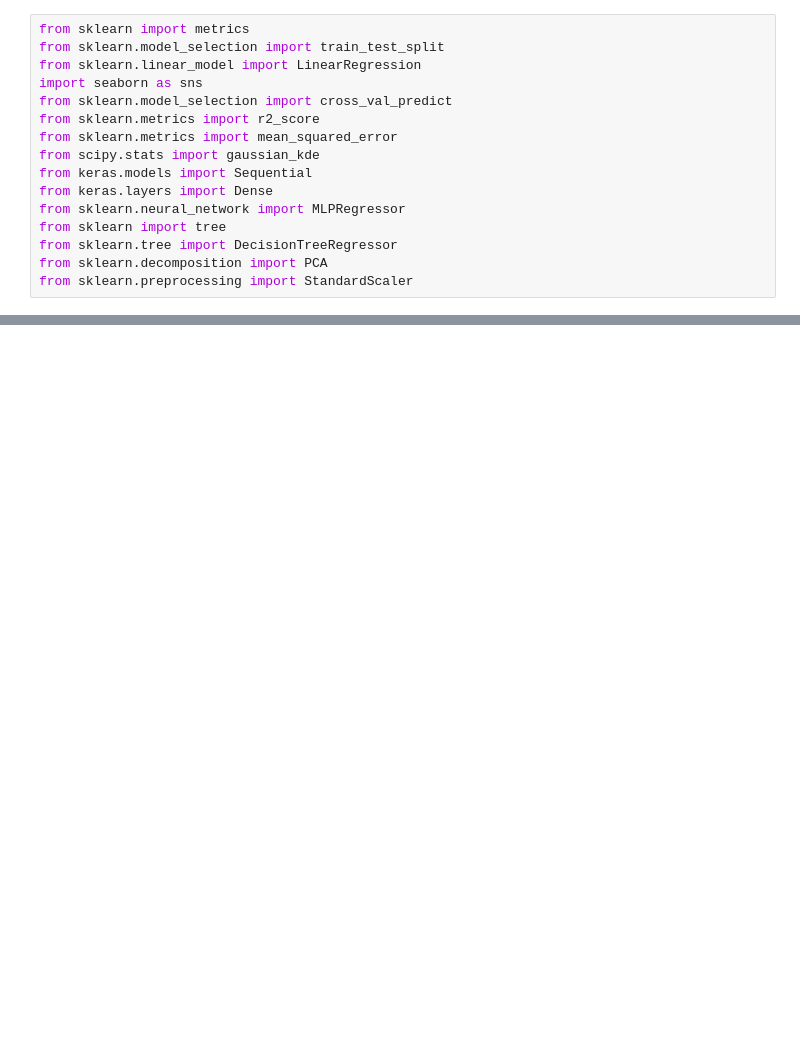
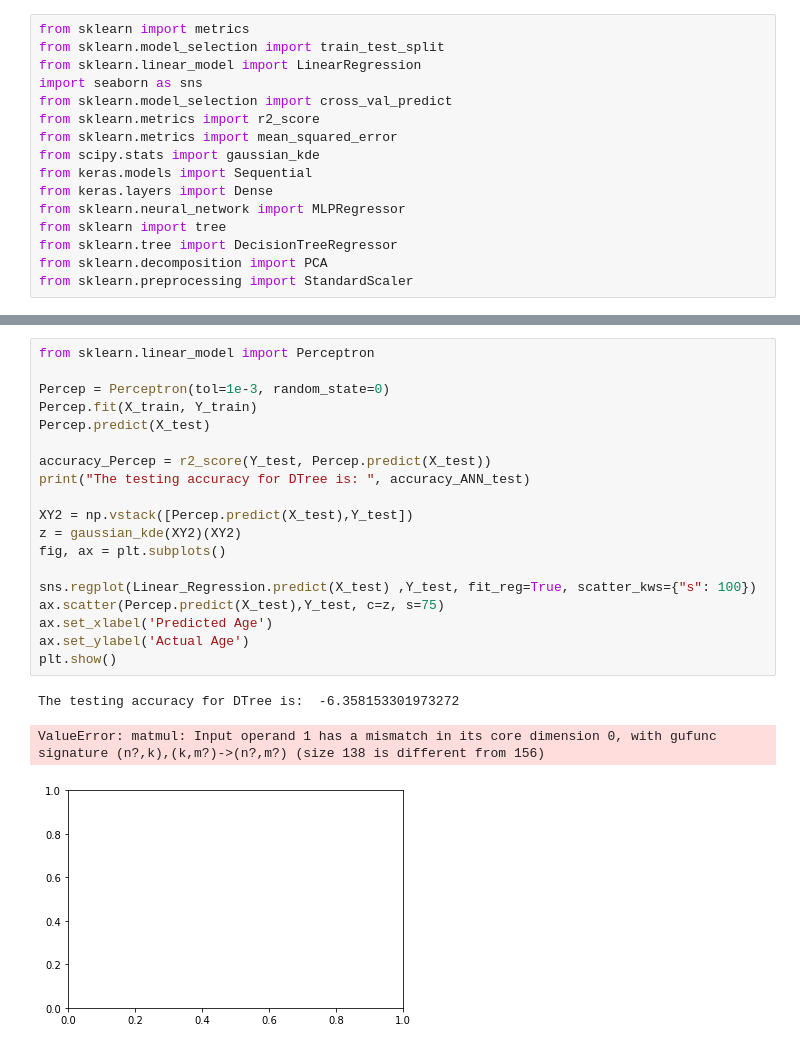
Before and after one commit to KatheerZM/BMEN415-Project, a Jupyter notebook: regressionmodel1.ipynb, the cells around one changed output, grey strips where cells are left out. Cells and saved outputs as stored; diff of their text form; blank space fills up the shorter version.

```diff
--- a/regressionmodel1.ipynb
+++ b/regressionmodel1.ipynb
@@ -199,0 +176,23 @@ The testing accuracy for DTree is:  0.8905418507030567
+# %%
+from sklearn.linear_model import Perceptron
+
+Percep = Perceptron(tol=1e-3, random_state=0)
+Percep.fit(X_train, Y_train)
+Percep.predict(X_test)
+
+accuracy_Percep = r2_score(Y_test, Percep.predict(X_test))
+print("The testing accuracy for DTree is: ", accuracy_ANN_test)
+
+XY2 = np.vstack([Percep.predict(X_test),Y_test])
+z = gaussian_kde(XY2)(XY2)
+fig, ax = plt.subplots()
+
+sns.regplot(Linear_Regression.predict(X_test) ,Y_test, fit_reg=True, scatter_kws={"s": 100})
+ax.scatter(Percep.predict(X_test),Y_test, c=z, s=75)
+ax.set_xlabel('Predicted Age')
+ax.set_ylabel('Actual Age')
+plt.show()
+# %% [output]
+The testing accuracy for DTree is:  -6.358153301973272
+ValueError: matmul: Input operand 1 has a mismatch in its core dimension 0, with gufunc signature (n?,k),(k,m?)->(n?,m?) (size 138 is different from 156)
+[figure, added]
```
Also changed, not shown: parts of 10 cells of this notebook, 1 other file.
